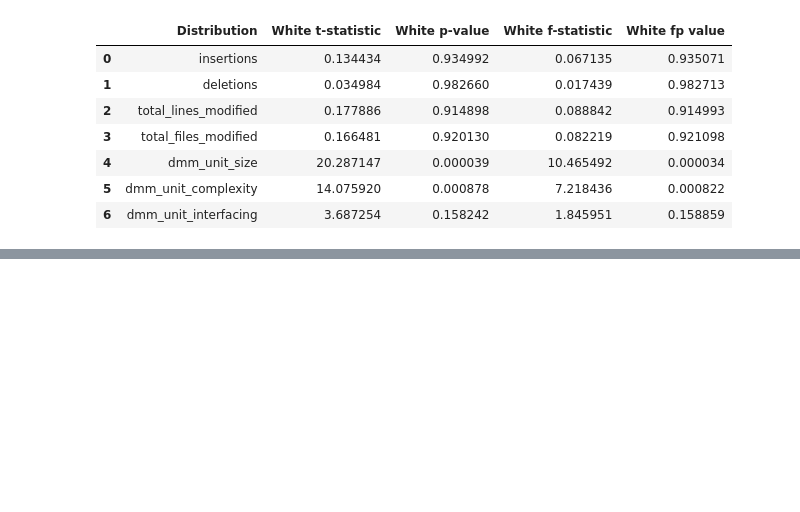
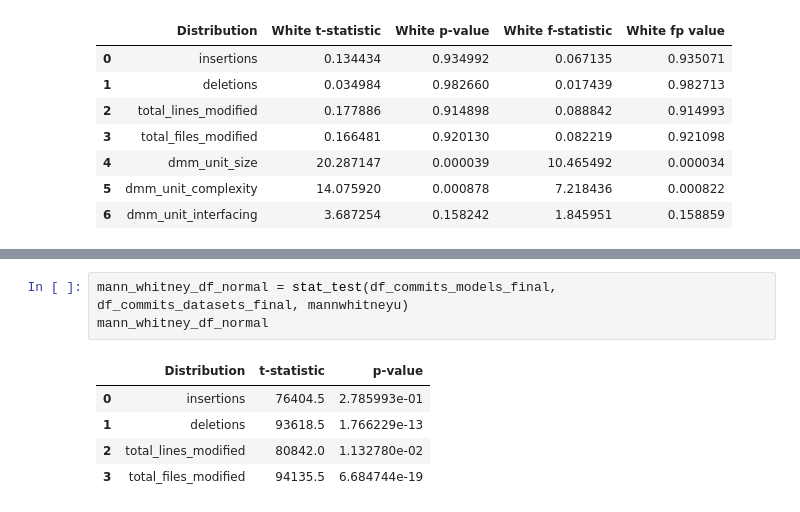
Before and after one commit to Elang89/hf-evolution, a Jupyter notebook: notebooks/statistical_comparisons.ipynb, the cells around one changed output, grey strips where cells are left out. Cells and saved outputs as stored; diff of their text form; blank space fills up the shorter version.

```diff
--- a/notebooks/statistical_comparisons.ipynb
+++ b/notebooks/statistical_comparisons.ipynb
@@ -377,0 +378,9 @@ levene_df
+# %%
+mann_whitney_df_normal = stat_test(df_commits_models_final, df_commits_datasets_final, mannwhitneyu)
+mann_whitney_df_normal
+# %% [output]
+|  | Distribution | t-statistic | p-value |
+| 0 | insertions | 76404.5 | 2.785993e-01 |
+| 1 | deletions | 93618.5 | 1.766229e-13 |
+| 2 | total_lines_modified | 80842.0 | 1.132780e-02 |
+| 3 | total_files_modified | 94135.5 | 6.684744e-19 |
```
Also changed, not shown: parts of 2 cells of this notebook, 23 other files.
